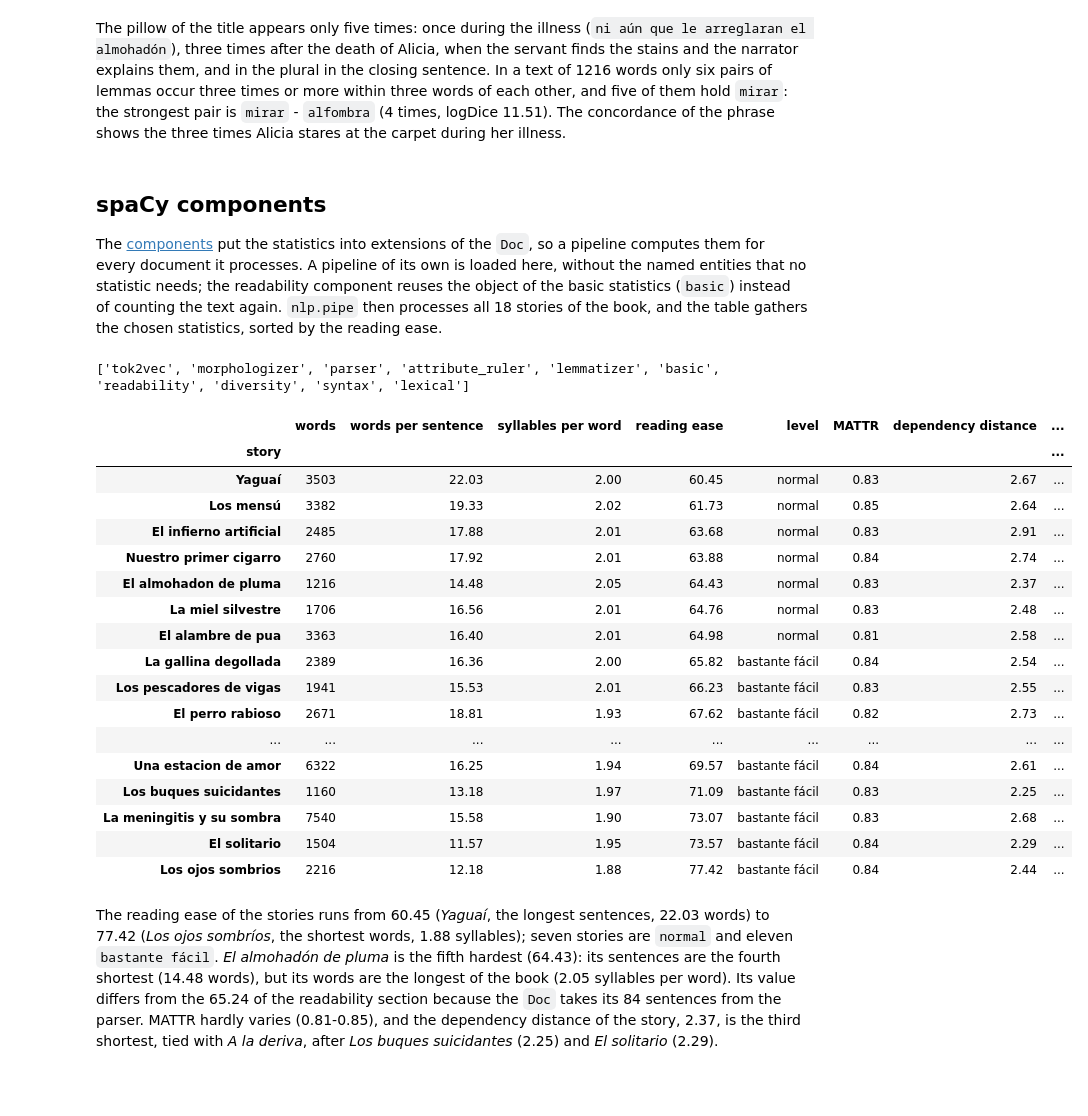
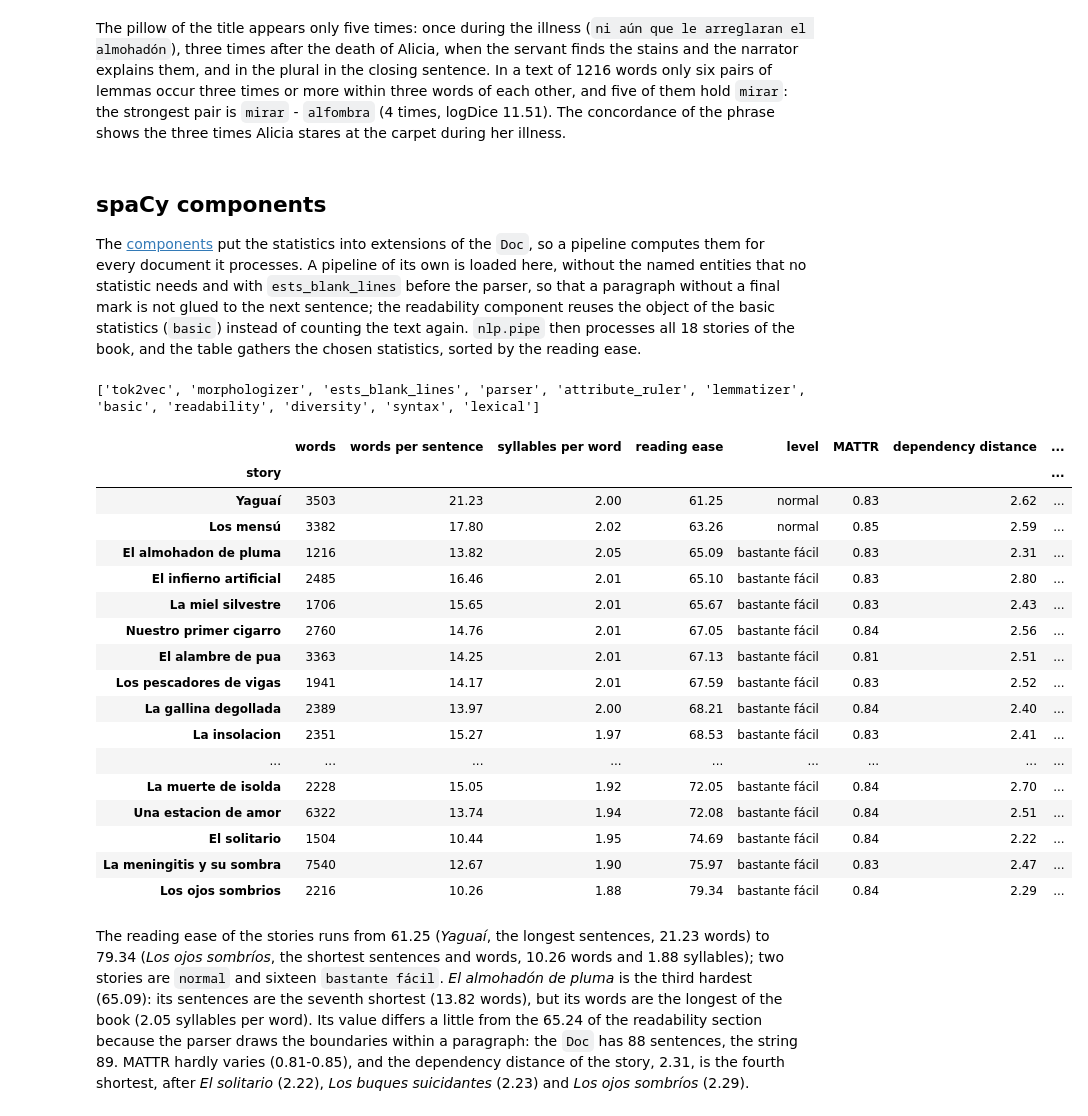
Before and after one commit to SergeyShk/esTS, a Jupyter notebook: examples/01_text_walkthrough.ipynb, the cells around one changed output. Cells and saved outputs as stored; diff of their text form; code cells hidden in the pictures; blank space fills up the shorter version.

```diff
--- a/examples/01_text_walkthrough.ipynb
+++ b/examples/01_text_walkthrough.ipynb
@@ -654,54 +654,55 @@ The pillow of the title appears only five times: once during the illness (`ni a
 # %% [markdown]
 ## spaCy components
 
-The [components](https://sergeyshk.github.io/esTS/components/) put the statistics into extensions of the `Doc`, so a pipeline computes them for every document it processes. A pipeline of its own is loaded here, without the named entities that no statistic needs; the readability component reuses the object of the basic statistics (`basic`) instead of counting the text again. `nlp.pipe` then processes all 18 stories of the book, and the table gathers the chosen statistics, sorted by the reading ease.
+The [components](https://sergeyshk.github.io/esTS/components/) put the statistics into extensions of the `Doc`, so a pipeline computes them for every document it processes. A pipeline of its own is loaded here, without the named entities that no statistic needs and with `ests_blank_lines` before the parser, so that a paragraph without a final mark is not glued to the next sentence; the readability component reuses the object of the basic statistics (`basic`) instead of counting the text again. `nlp.pipe` then processes all 18 stories of the book, and the table gathers the chosen statistics, sorted by the reading ease.
 # %%
 pipeline = spacy.load("es_core_news_sm", exclude=["ner"])
+pipeline.add_pipe("ests_blank_lines", before="parser")
 pipeline.add_pipe("ests_basic", name="basic")
 pipeline.add_pipe("ests_readability", name="readability", config={"basic": "basic"})
 pipeline.add_pipe("ests_diversity", name="diversity")
 pipeline.add_pipe("ests_syntax", name="syntax")
 pipeline.add_pipe("ests_lexical", name="lexical")
 print(pipeline.pipe_names)
 rows = [
     {
         "story": title,
         "words": story._.basic.n_words,
         "words per sentence": story._.basic.n_words / story._.basic.n_sents,
         "syllables per word": story._.basic.n_syllables / story._.basic.n_words,
         "reading ease": story._.readability.flesch_reading_easy,
         "level": story._.readability.describe_level(),
         "MATTR": story._.diversity.mattr,
         "dependency distance": story._.syntax.mean_dependency_distance,
         "beyond top 10000": story._.lexical.p_beyond_top10000,
     }
     for story, title in pipeline.pipe(
         ((body, title) for title, body in stories.items()), as_tuples=True
     )
 ]
 pd.DataFrame(rows).set_index("story").sort_values("reading ease").round(2)
 # %% [output]
-['tok2vec', 'morphologizer', 'parser', 'attribute_ruler', 'lemmatizer', 'basic', 'readability', 'diversity', 'syntax', 'lexical']
+['tok2vec', 'morphologizer', 'ests_blank_lines', 'parser', 'attribute_ruler', 'lemmatizer', 'basic', 'readability', 'diversity', 'syntax', 'lexical']
 |  | words | words per sentence | syllables per word | reading ease | level | MATTR | dependency distance | ... |
 | story |  |  |  |  |  |  |  | ... |
-| Yaguaí | 3503 | 22.03 | 2.00 | 60.45 | normal | 0.83 | 2.67 | ... |
-| Los mensú | 3382 | 19.33 | 2.02 | 61.73 | normal | 0.85 | 2.64 | ... |
-| El infierno artificial | 2485 | 17.88 | 2.01 | 63.68 | normal | 0.83 | 2.91 | ... |
-| Nuestro primer cigarro | 2760 | 17.92 | 2.01 | 63.88 | normal | 0.84 | 2.74 | ... |
-| El almohadon de pluma | 1216 | 14.48 | 2.05 | 64.43 | normal | 0.83 | 2.37 | ... |
-| La miel silvestre | 1706 | 16.56 | 2.01 | 64.76 | normal | 0.83 | 2.48 | ... |
-| El alambre de pua | 3363 | 16.40 | 2.01 | 64.98 | normal | 0.81 | 2.58 | ... |
-| La gallina degollada | 2389 | 16.36 | 2.00 | 65.82 | bastante fácil | 0.84 | 2.54 | ... |
-| Los pescadores de vigas | 1941 | 15.53 | 2.01 | 66.23 | bastante fácil | 0.83 | 2.55 | ... |
-| El perro rabioso | 2671 | 18.81 | 1.93 | 67.62 | bastante fácil | 0.82 | 2.73 | ... |
+| Yaguaí | 3503 | 21.23 | 2.00 | 61.25 | normal | 0.83 | 2.62 | ... |
+| Los mensú | 3382 | 17.80 | 2.02 | 63.26 | normal | 0.85 | 2.59 | ... |
+| El almohadon de pluma | 1216 | 13.82 | 2.05 | 65.09 | bastante fácil | 0.83 | 2.31 | ... |
+| El infierno artificial | 2485 | 16.46 | 2.01 | 65.10 | bastante fácil | 0.83 | 2.80 | ... |
+| La miel silvestre | 1706 | 15.65 | 2.01 | 65.67 | bastante fácil | 0.83 | 2.43 | ... |
+| Nuestro primer cigarro | 2760 | 14.76 | 2.01 | 67.05 | bastante fácil | 0.84 | 2.56 | ... |
+| El alambre de pua | 3363 | 14.25 | 2.01 | 67.13 | bastante fácil | 0.81 | 2.51 | ... |
+| Los pescadores de vigas | 1941 | 14.17 | 2.01 | 67.59 | bastante fácil | 0.83 | 2.52 | ... |
+| La gallina degollada | 2389 | 13.97 | 2.00 | 68.21 | bastante fácil | 0.84 | 2.40 | ... |
+| La insolacion | 2351 | 15.27 | 1.97 | 68.53 | bastante fácil | 0.83 | 2.41 | ... |
 | ... | ... | ... | ... | ... | ... | ... | ... | ... |
-| Una estacion de amor | 6322 | 16.25 | 1.94 | 69.57 | bastante fácil | 0.84 | 2.61 | ... |
-| Los buques suicidantes | 1160 | 13.18 | 1.97 | 71.09 | bastante fácil | 0.83 | 2.25 | ... |
-| La meningitis y su sombra | 7540 | 15.58 | 1.90 | 73.07 | bastante fácil | 0.83 | 2.68 | ... |
-| El solitario | 1504 | 11.57 | 1.95 | 73.57 | bastante fácil | 0.84 | 2.29 | ... |
-| Los ojos sombrios | 2216 | 12.18 | 1.88 | 77.42 | bastante fácil | 0.84 | 2.44 | ... |
+| La muerte de isolda | 2228 | 15.05 | 1.92 | 72.05 | bastante fácil | 0.84 | 2.70 | ... |
+| Una estacion de amor | 6322 | 13.74 | 1.94 | 72.08 | bastante fácil | 0.84 | 2.51 | ... |
+| El solitario | 1504 | 10.44 | 1.95 | 74.69 | bastante fácil | 0.84 | 2.22 | ... |
+| La meningitis y su sombra | 7540 | 12.67 | 1.90 | 75.97 | bastante fácil | 0.83 | 2.47 | ... |
+| Los ojos sombrios | 2216 | 10.26 | 1.88 | 79.34 | bastante fácil | 0.84 | 2.29 | ... |
 # %% [markdown]
-The reading ease of the stories runs from 60.45 (*Yaguaí*, the longest sentences, 22.03 words) to 77.42 (*Los ojos sombríos*, the shortest words, 1.88 syllables); seven stories are `normal` and eleven `bastante fácil`. *El almohadón de pluma* is the fifth hardest (64.43): its sentences are the fourth shortest (14.48 words), but its words are the longest of the book (2.05 syllables per word). Its value differs from the 65.24 of the readability section because the `Doc` takes its 84 sentences from the parser. MATTR hardly varies (0.81-0.85), and the dependency distance of the story, 2.37, is the third shortest, tied with *A la deriva*, after *Los buques suicidantes* (2.25) and *El solitario* (2.29).
+The reading ease of the stories runs from 61.25 (*Yaguaí*, the longest sentences, 21.23 words) to 79.34 (*Los ojos sombríos*, the shortest sentences and words, 10.26 words and 1.88 syllables); two stories are `normal` and sixteen `bastante fácil`. *El almohadón de pluma* is the third hardest (65.09): its sentences are the seventh shortest (13.82 words), but its words are the longest of the book (2.05 syllables per word). Its value differs a little from the 65.24 of the readability section because the parser draws the boundaries within a paragraph: the `Doc` has 88 sentences, the string 89. MATTR hardly varies (0.81-0.85), and the dependency distance of the story, 2.31, is the fourth shortest, after *El solitario* (2.22), *Los buques suicidantes* (2.23) and *Los ojos sombríos* (2.29).
 # %% [markdown]
 ## Summary
 
```
Also changed, not shown: parts of 8 cells of this notebook.
